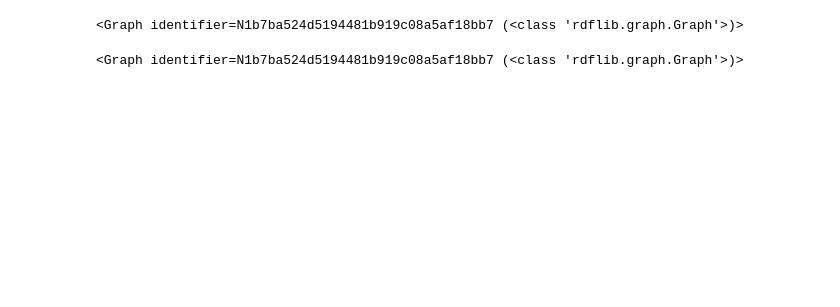
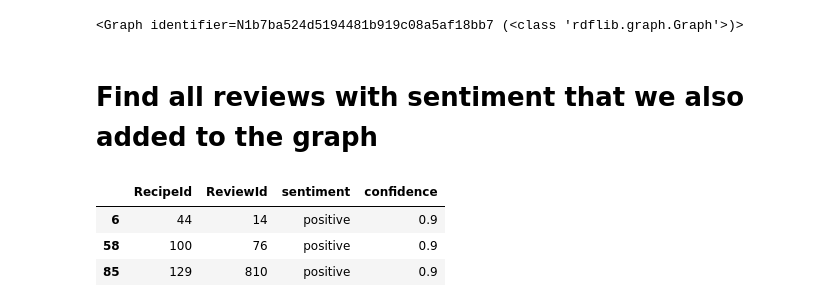
Before and after one commit to CantLooseToAMoose/KG_AG_1_Group_6, a Jupyter notebook: assignment_1_vocab.ipynb, the cells around one changed output. Saved outputs shown, nothing was run; the diff lists cells and outputs as text; code cells hidden in the pictures; blank space fills up the shorter version.

```diff
--- a/assignment_1_vocab.ipynb
+++ b/assignment_1_vocab.ipynb
@@ -820,4 +820,5 @@ def add_triples(g = None, recipes_with_nutrition=None, reviews=None, restaurants
                 g.add((restaurant_uri, ex.numberOfDishes,
                        Literal(int(row['Nummber of dishes in cuisines']), datatype=XSD.integer)))
 # %%
-add_triples(g=g, recipes_with_nutrition=recipes_with_nutrition, reviews=reviews, restaurants=restaurants, amount = 100)
+amount_triples_per_table = 100
+add_triples(g=g, recipes_with_nutrition=recipes_with_nutrition, reviews=reviews, restaurants=restaurants, amount = amount_triples_per_table)
@@ -824,8 +827,20 @@ add_triples(g=g, recipes_with_nutrition=recipes_with_nutrition, reviews=reviews,
+# %% [markdown]
+# Find all reviews with sentiment that we also  added to the graph
+# %%
+triples_added = recipes_with_nutrition.iloc[:amount_triples_per_table]
+merged_df = pd.merge(triples_added, reviews_sentiment, on='RecipeId', how='left')
+
+# Keep only the desired columns
+final_df = merged_df[['RecipeId', 'ReviewId', 'sentiment', 'confidence']].dropna()
+final_df['ReviewId'] = final_df['ReviewId'].astype(int)
+# %%
+final_df
+# %% [output]
+|  | RecipeId | ReviewId | sentiment | confidence |
+| 6 | 44 | 14 | positive | 0.9 |
+| 58 | 100 | 76 | positive | 0.9 |
+| 85 | 129 | 810 | positive | 0.9 |
 # %%
 # time = restaurants['Nummber of dishes in cuisines'].iloc[1]
 # print(time)
 # time.format
-# %%
-g.serialize(destination="full_graph.ttl", format="turtle")
-# %% [output]
-<Graph identifier=N1b7ba524d5194481b919c08a5af18bb7 (<class 'rdflib.graph.Graph'>)>
```
Also changed, not shown: parts of 1 cell of this notebook.
